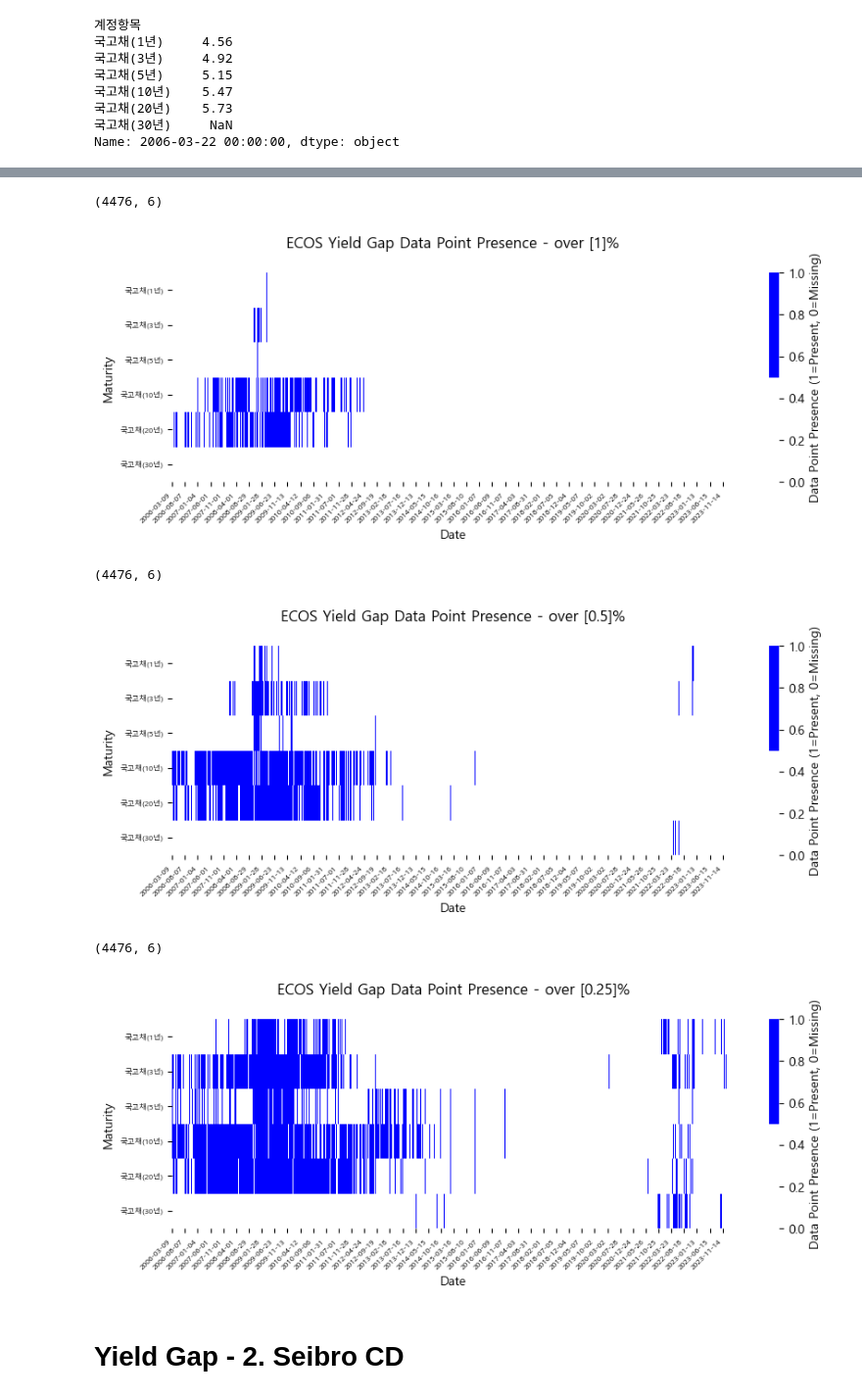
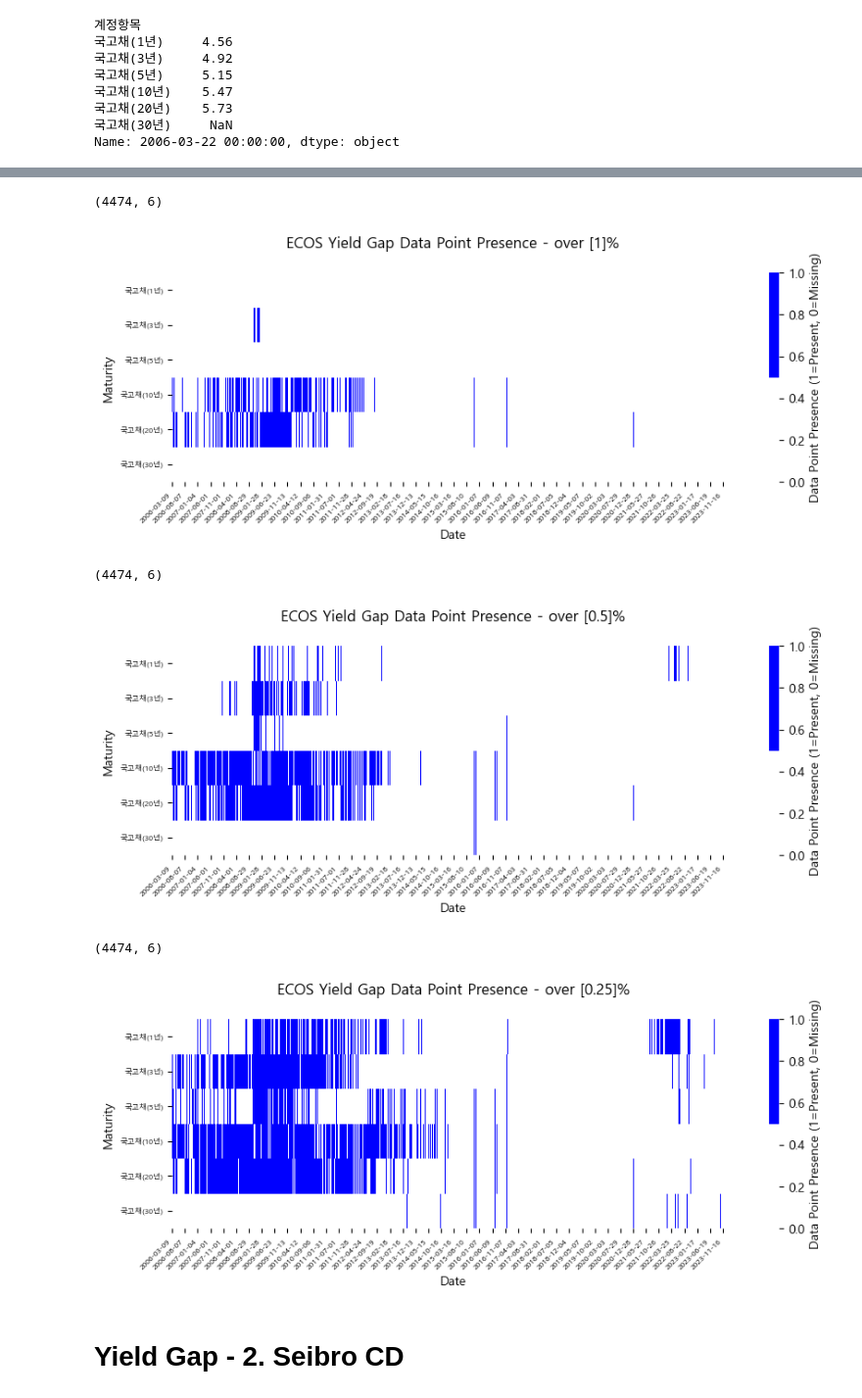
Before and after one commit to lazybuttrying/kofia-bond, a Jupyter notebook: rf_plot.ipynb, the cells around one changed output, grey strips where cells are left out. Shown at 98% size. Saved outputs shown, nothing was run; the diff lists cells and outputs as text; code cells hidden in the pictures.

```diff
--- a/rf_plot.ipynb
+++ b/rf_plot.ipynb
@@ -1006,6 +1016,7 @@ ecos.iloc[:, 1:]
 # %%
-ecos = ecos[[ '국고채(1년)', '국고채(3년)',
-       '국고채(5년)', '국고채(10년)','국고채(20년)', '국고채(30년)', ]]
+ecos = ecos[[
+    '국고채(1년)', '국고채(3년)', '국고채(5년)',
+    '국고채(10년)','국고채(20년)', '국고채(30년)', ]]
 print(ecos.columns)
 ecos.iloc[9]
 # %% [output]
@@ -1018,3 +1029,34 @@ Index(['국고채(1년)', '국고채(3년)', '국고채(5년)', '국고채(10년
 국고채(20년)    5.73
 국고채(30년)     NaN
 Name: 2006-03-22 00:00:00, dtype: object
+# %%
+import warnings
+warnings.filterwarnings('error')
+
+rf_long =  gov[["거래일", "time_to_maturity", "종목명", "평균수익률", "거래대금", '거래량',  '거래건수', '발행일', '만기일',
+        '표면금리(%)',]]
+rf_long = rf_long[rf_long["time_to_maturity"]>=182]
+date_range = rf_long["거래일"].sort_values().unique().strftime("%Y-%m-%d")
+print(date_range.shape)
+
+warn_date = []
+
+rf_yield_curve = [[None, None] for _ in range(date_range.shape[0])]
+# bank_yield_curve = [[None, None] for _ in range(date_range.shape[0])]
+
+for i in range(0, date_range.shape[0], 1):
+    date_filtered, _, _ = filter_data(date_range[i], rf_long)
+    if date_filtered.empty: continue;
+    try:
+        rf_yield_curve[i][0] = date_filtered.shape[0]
+        rf_yield_curve[i][1] = simple_poly_fit(date_range[i], date_filtered, tag="rf")
+    except np.RankWarning:
+        print(f"RankWarning: {date_range[i]}, {date_filtered.shape[0]} points")
+        warn_date.append(date_range[i])
+        continue
+
+
+    # date_filtered, _, _ = filter_data(date_range[i], bank)
+    # if date_filtered.empty: continue;
+    # bank_yield_curve[i][0] = date_filtered.shape[0]
+    # bank_yield_curve[i][1] = simple_poly_fit(date_range[i], date_filtered, tag="bank")
@@ -1021,5 +1065,5 @@ Name: 2006-03-22 00:00:00, dtype: object
 # %%
-ecos_index = [365,  365*3, 365*5, 10*365, 20*365, 30*365,]
+ecos_index = [365,  365*3, 365*5, 10*365, 20*365, 30*365]
 
 is_empty = False
 
@@ -1037,15 +1081,14 @@ for i in range(len(rf_yield_curve)):
         print(f"{dataset_name} Filled ~ Date from {date_range[i]}")
         print()
         is_empty = False
-
+    if not rf_yield_curve[i][0]: continue
     y_smooth = rf_yield_curve[i][1](ecos_index)
     y = y.values[0]
     yield_gap[i] = y - y_smooth
 
 yield_gap = pd.DataFrame(yield_gap, columns=ecos.columns)
 yield_gap["Date"] = date_range
-yield_gap = yield_gap.set_index("Date").dropna(axis=0, how='all')
-yield_gap = yield_gap.abs().sort_index()
+yield_gap = yield_gap.set_index("Date").dropna(axis=0, how='all').sort_index()
 
 yield_gap
 # %% [output]
@@ -1134,20 +1146,20 @@ def gap_point(yield_gap, dataset_name, diff_point = 1):
 
     plt.show()
 # %%
-gap_point(yield_gap, dataset_name, 1)
+gap_point(yield_gap.abs(), dataset_name, 1)
 # %% [output]
-(4476, 6)
+(4474, 6)
-[figure, old version]
+[figure, new version]
 # %%
-gap_point(yield_gap,dataset_name, 0.5)
+gap_point(yield_gap.abs(),dataset_name, 0.5)
 # %% [output]
-(4476, 6)
+(4474, 6)
-[figure, old version]
+[figure, new version]
 # %%
-gap_point(yield_gap, dataset_name,0.25)
+gap_point(yield_gap.abs(), dataset_name,0.25)
 # %% [output]
-(4476, 6)
+(4474, 6)
-[figure, old version]
+[figure, new version]
 # %% [markdown]
 # Yield Gap - 2. Seibro CD
 # %%
```
Also changed, not shown: parts of 47 cells of this notebook.
